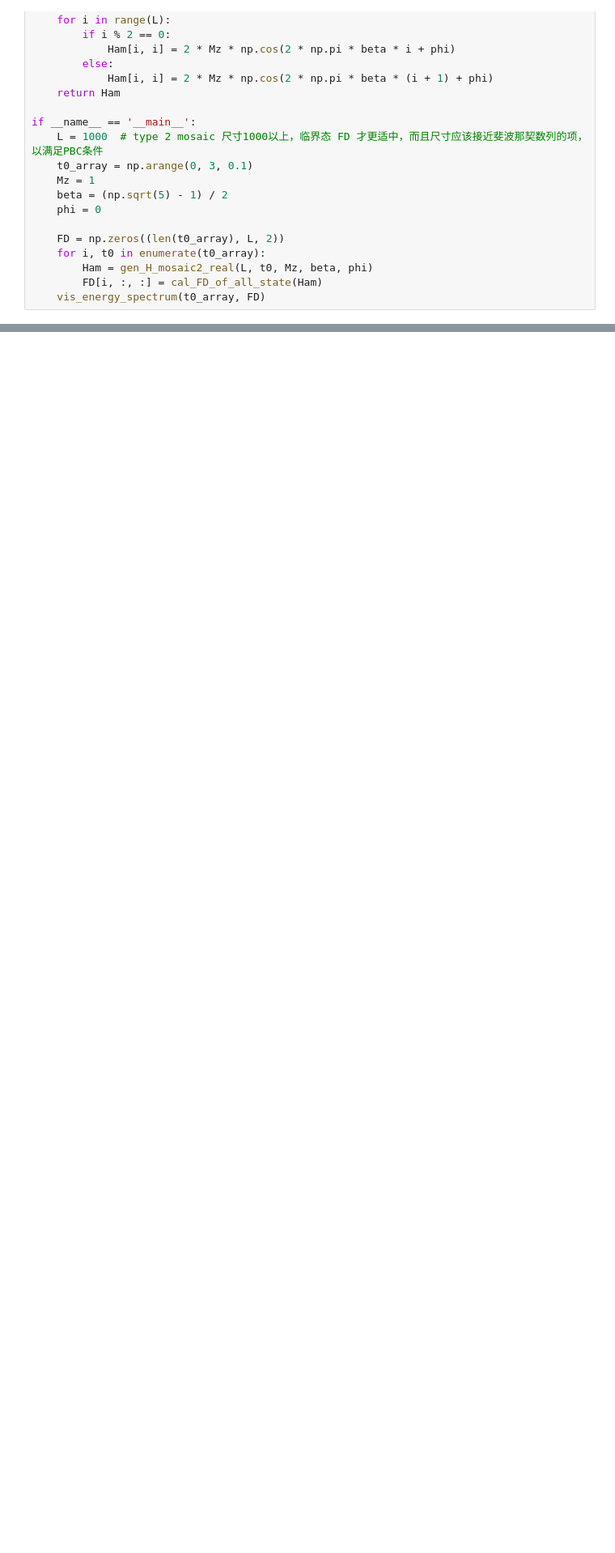
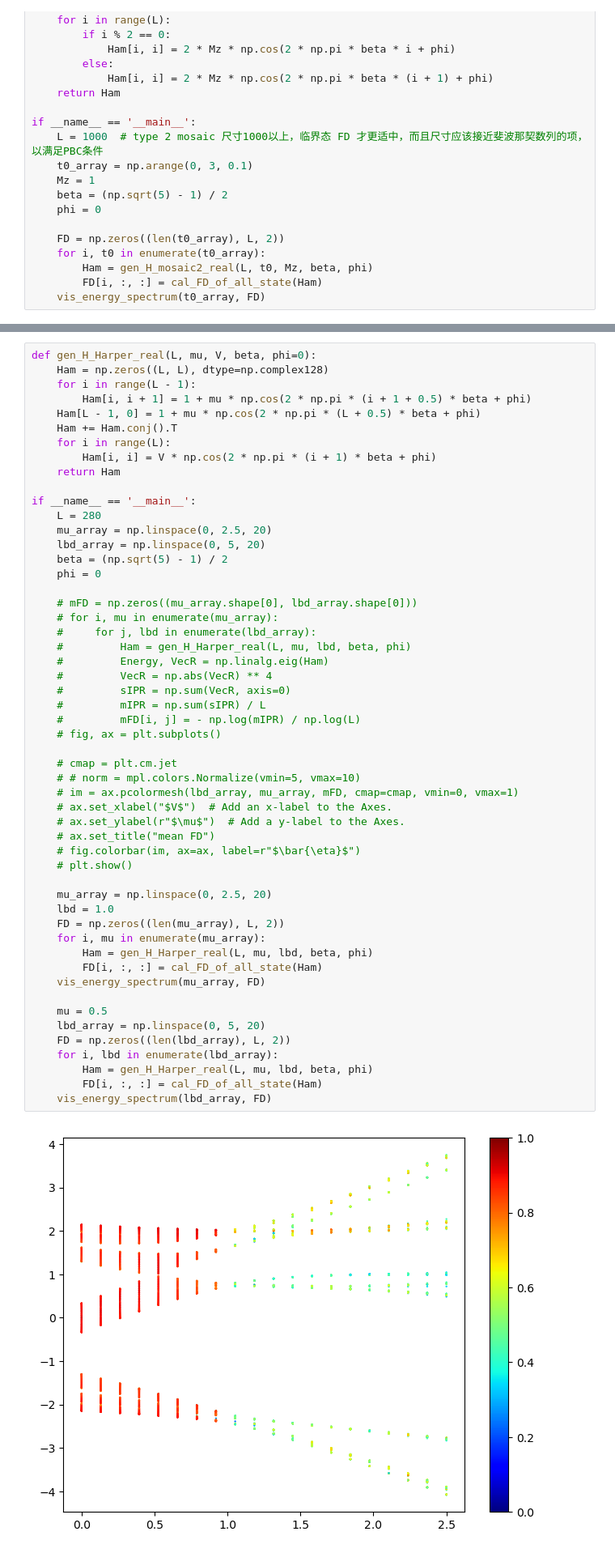
Before and after one commit to KirbyFox21/localization_phys, a Jupyter notebook: model/energy_spectrum_with_FD.ipynb, the cells around one changed output, grey strips where cells are left out. Shown at 81% size. Saved outputs shown, nothing was run; the diff lists cells and outputs as text; blank space fills up the shorter version.

```diff
--- a/model/energy_spectrum_with_FD.ipynb
+++ b/model/energy_spectrum_with_FD.ipynb
@@ -240,3 +239,58 @@ if __name__ == '__main__':
     vis_energy_spectrum(Mz_array, FD)
 # %% [output]
 [figure]
+# %%
+def gen_H_Harper_real(L, mu, V, beta, phi=0):
+    Ham = np.zeros((L, L), dtype=np.complex128)
+    for i in range(L - 1):
+        Ham[i, i + 1] = 1 + mu * np.cos(2 * np.pi * (i + 1 + 0.5) * beta + phi)
+    Ham[L - 1, 0] = 1 + mu * np.cos(2 * np.pi * (L + 0.5) * beta + phi)
+    Ham += Ham.conj().T
+    for i in range(L):
+        Ham[i, i] = V * np.cos(2 * np.pi * (i + 1) * beta + phi)
+    return Ham
+
+if __name__ == '__main__':
+    L = 280
+    mu_array = np.linspace(0, 2.5, 20)
+    lbd_array = np.linspace(0, 5, 20)
+    beta = (np.sqrt(5) - 1) / 2
+    phi = 0
+
+    # mFD = np.zeros((mu_array.shape[0], lbd_array.shape[0]))
+    # for i, mu in enumerate(mu_array):
+    #     for j, lbd in enumerate(lbd_array):
+    #         Ham = gen_H_Harper_real(L, mu, lbd, beta, phi)
+    #         Energy, VecR = np.linalg.eig(Ham)
+    #         VecR = np.abs(VecR) ** 4
+    #         sIPR = np.sum(VecR, axis=0)
+    #         mIPR = np.sum(sIPR) / L
+    #         mFD[i, j] = - np.log(mIPR) / np.log(L)
+    # fig, ax = plt.subplots()
+
+    # cmap = plt.cm.jet
+    # # norm = mpl.colors.Normalize(vmin=5, vmax=10)
+    # im = ax.pcolormesh(lbd_array, mu_array, mFD, cmap=cmap, vmin=0, vmax=1)
+    # ax.set_xlabel("$V$")  # Add an x-label to the Axes.
+    # ax.set_ylabel(r"$\mu$")  # Add a y-label to the Axes.
+    # ax.set_title("mean FD")
+    # fig.colorbar(im, ax=ax, label=r"$\bar{\eta}$")
+    # plt.show()
+
+    mu_array = np.linspace(0, 2.5, 20)
+    lbd = 1.0
+    FD = np.zeros((len(mu_array), L, 2))
+    for i, mu in enumerate(mu_array):
+        Ham = gen_H_Harper_real(L, mu, lbd, beta, phi)
+        FD[i, :, :] = cal_FD_of_all_state(Ham)
+    vis_energy_spectrum(mu_array, FD)
+
+    mu = 0.5
+    lbd_array = np.linspace(0, 5, 20)
+    FD = np.zeros((len(lbd_array), L, 2))
+    for i, lbd in enumerate(lbd_array):
+        Ham = gen_H_Harper_real(L, mu, lbd, beta, phi)
+        FD[i, :, :] = cal_FD_of_all_state(Ham)
+    vis_energy_spectrum(lbd_array, FD)
+# %% [output]
+[figure, added]
```
Also changed, not shown: parts of 3 cells of this notebook.
